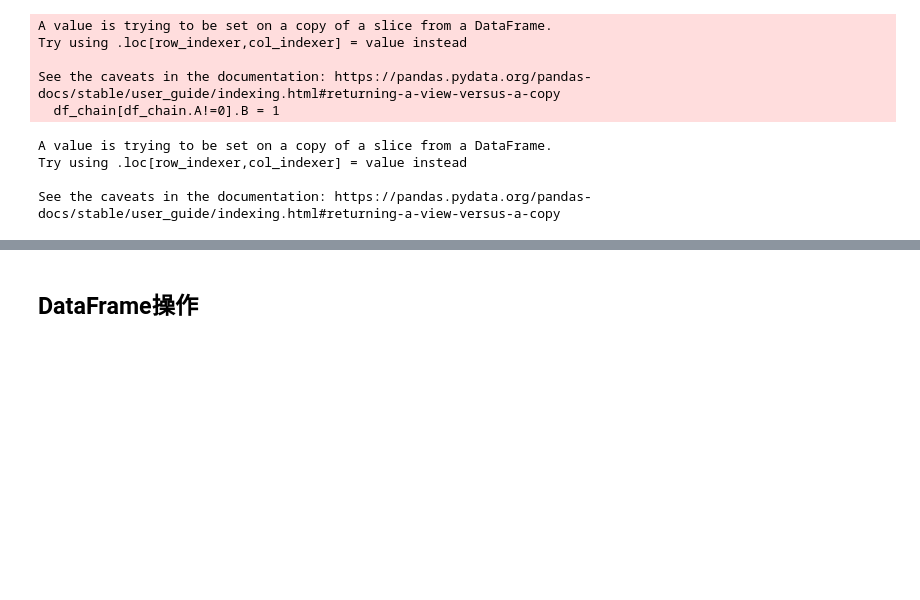
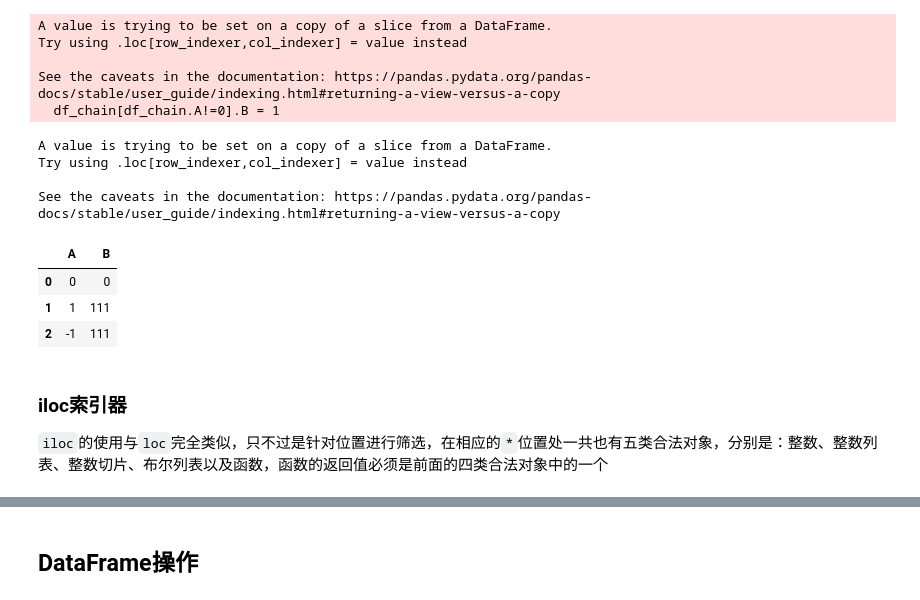
Before and after one commit to RyannChenOO/deeplearningNotes, a Jupyter notebook: pandas/pandas基础.ipynb, the cells around one changed output, grey strips where cells are left out. Cells and saved outputs as stored; diff of their text form; code cells hidden in the pictures; blank space fills up the shorter version.

```diff
--- a/pandas/pandas基础.ipynb
+++ b/pandas/pandas基础.ipynb
@@ -751,3 +754,16 @@ A value is trying to be set on a copy of a slice from a DataFrame.
 Try using .loc[row_indexer,col_indexer] = value instead
 
 See the caveats in the documentation: https://pandas.pydata.org/pandas-docs/stable/user_guide/indexing.html#returning-a-view-versus-a-copy
+# %%
+# 正确的做法：取对应的行和列
+df_chain.loc[df_chain.A != 0, "B"] = 111
+df_chain
+# %% [output]
+|  | A | B |
+| 0 | 0 | 0 |
+| 1 | 1 | 111 |
+| 2 | -1 | 111 |
+# %% [markdown]
+### iloc索引器
+
+`iloc`的使用与`loc`完全类似，只不过是针对位置进行筛选，在相应的`*`位置处一共也有五类合法对象，分别是：整数、整数列表、整数切片、布尔列表以及函数，函数的返回值必须是前面的四类合法对象中的一个
```
Also changed, not shown: parts of 23 cells of this notebook, 12 other files.
